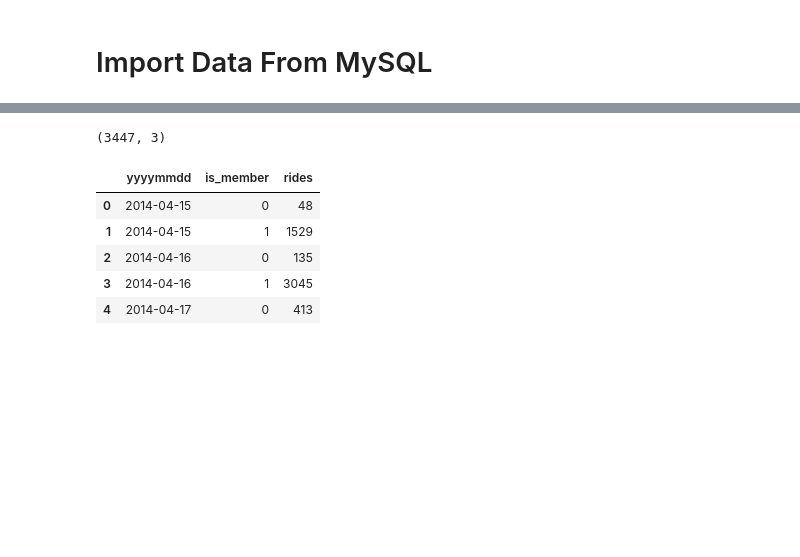
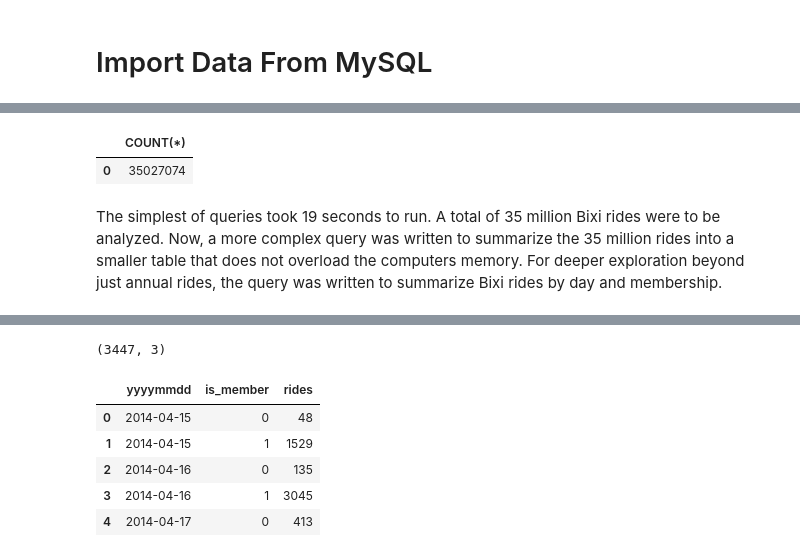
Before and after one commit to andrewyewcy/velocipede, a Jupyter notebook: 21_notebooks/023-visualization-automation.ipynb, the cells around one changed output, grey strips where cells are left out. Saved outputs shown, nothing was run; the diff lists cells and outputs as text; code cells hidden in the pictures; blank space fills up the shorter version.

```diff
--- a/21_notebooks/023-visualization-automation.ipynb
+++ b/21_notebooks/023-visualization-automation.ipynb
@@ -77,0 +165,12 @@ engine = sqlalchemy.create_engine(
+# %%
+# SQL Statement to count the number of rides aggregated by the start date of each ride in UTC timezone.
+sql_stmt = """
+SELECT
+    COUNT(*)
+FROM
+    rides
+WHERE
+    YEAR(start_dt_utc) < 2022
+"""
+
+df = pandas_read_sql(engine,sql_stmt)
@@ -78,3 +180,10 @@ engine = sqlalchemy.create_engine(
+# %%
+df.head()
+# %% [output]
+|  | COUNT(*) |
+| 0 | 35027074 |
+# %% [markdown]
+The simplest of queries took 19 seconds to run. A total of 35 million Bixi rides were to be analyzed. Now, a more complex query was written to summarize the 35 million rides into a smaller table that does not overload the computers memory. For deeper exploration beyond just annual rides, the query was written to summarize Bixi rides by day and membership.
 # %%
 # SQL Statement to count the number of rides aggregated by the start date of each ride in UTC timezone.
 sql_stmt = """
```
Also changed, not shown: parts of 52 cells of this notebook, 14 other files.
